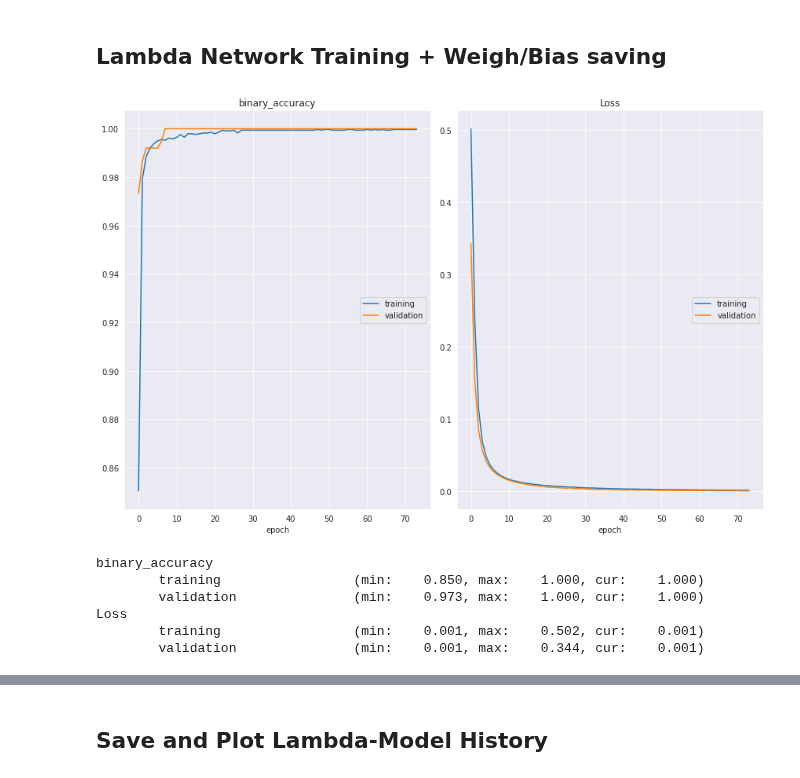
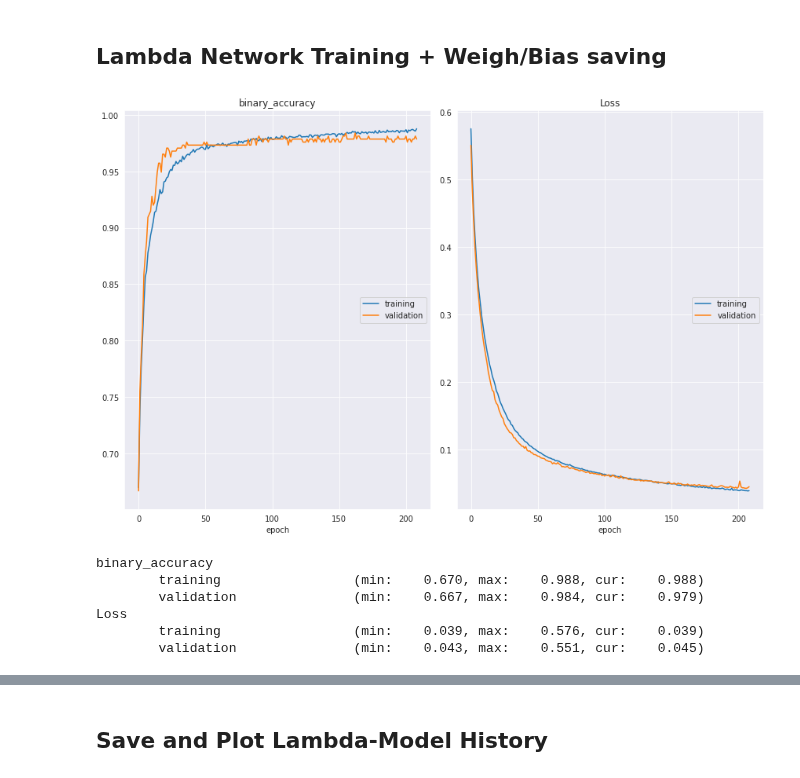
Before and after one commit to p-koenig/I-Nets-For-Logistic-Regression, a Jupyter notebook: 03_decision_trees/02_lambda_net.ipynb, the cells around one changed output, grey strips where cells are left out. Cells and saved outputs as stored; diff of their text form; code cells hidden in the pictures.

Commit message:
distribution in training v0.0.1

```diff
--- a/03_decision_trees/02_lambda_net.ipynb
+++ b/03_decision_trees/02_lambda_net.ipynb
@@ -20,6 +20,8 @@ config = {
         'number_of_variables': 10,
         'num_classes': 2,
         'categorical_indices': [],
+        'random_parameters_distribution': True, ##MAKEPATH DIFFERENT FILES
+        'max_distributions_per_class': 4, # None; 0; int >= 1
 
         'function_generation_type': 'distribtion_trained',# 'make_classification_distribution', 'make_classification_distribution_trained', 'make_classification', 'make_classification_trained', 'random_decision_tree', 'random_decision_tree_trained'
         'objective': 'classification', # 'regression'
@@ -29,7 +31,7 @@ config = {
         'x_distrib': 'uniform', #'normal', 'uniform',
 
         'lambda_dataset_size': 5000, #number of samples per function
-        'number_of_generated_datasets': 10001,
+        'number_of_generated_datasets': 111,
 
         'noise_injected_level': 0,
         'noise_injected_type': 'flip_percentage', # '' 'normal' 'uniform' 'normal_range' 'uniform_range'
@@ -46,7 +48,7 @@ config = {
 
         'number_initializations_lambda': 1,
 
-        'number_of_trained_lambda_nets': 10001,
+        'number_of_trained_lambda_nets': 111,
     },
     'evaluation': {
     },
@@ -202,6 +204,14 @@ path_y_data = './data/saved_function_lists/y_data_' + path_identifier_function_d
 with open(path_y_data, 'rb') as f:
     y_data_list = pickle.load(f)
 
+try:
+    path_distribution = './data/saved_function_lists/distribution_parameter_list_list_' + path_identifier_function_data + '.pkl'
+    with open(path_distribution, 'rb') as f:
+        distribution_parameter_list_list = pickle.load(f)
+except Exception:
+    traceback.print_exc()
+    distribution_parameter_list_list = [None]*number_of_generated_datasets
+
 if number_of_trained_lambda_nets < number_of_generated_datasets:
     function_df = function_df.sample(n=number_of_trained_lambda_nets, random_state=RANDOM_SEED)
     random.seed(RANDOM_SEED)
@@ -209,6 +219,11 @@ if number_of_trained_lambda_nets < number_of_generated_datasets:
     random.seed(RANDOM_SEED)
     y_data_list = random.sample(y_data_list, number_of_trained_lambda_nets)
     random.seed(RANDOM_SEED)
+    try:
+        distribution_parameter_list_list = random.sample(distribution_parameter_list_list, number_of_trained_lambda_nets)
+        random.seed(RANDOM_SEED)
+    except:
+        distribution_parameter_list_list = [None]*number_of_trained_lambda_nets
 # %% [markdown]
 ## Data Inspection
 # %%
@@ -385,20 +400,21 @@ rand_index = np.random.randint(number_of_trained_lambda_nets)
 # %%
 #%autoreload 2
 random_network = train_lambda_net(config=config,
                                   lambda_index=rand_index,
                                   X_data_with_function=X_data_list[rand_index],
                                   y_data_with_function=y_data_list[rand_index],
+                                  distribution_parameter_list = distribution_parameter_list_list[rand_index][1],
                                   callbacks=[PlotLossesKerasTF()],
                                   return_model=True,
                                   printing=False)
 # %% [output]
-[figure, old version]
+[figure, new version]
 binary_accuracy
-        training                 (min:    0.850, max:    1.000, cur:    1.000)
-        validation               (min:    0.973, max:    1.000, cur:    1.000)
+        training                 (min:    0.670, max:    0.988, cur:    0.988)
+        validation               (min:    0.667, max:    0.984, cur:    0.979)
 Loss
-        training                 (min:    0.001, max:    0.502, cur:    0.001)
-        validation               (min:    0.001, max:    0.344, cur:    0.001)
+        training                 (min:    0.039, max:    0.576, cur:    0.039)
+        validation               (min:    0.043, max:    0.551, cur:    0.045)
 # %%
 #%autoreload 2
 parallel = Parallel(n_jobs=n_jobs, verbose=3, backend='loky') #loky
```
Also changed, not shown: parts of 18 cells of this notebook, 4 other files.
